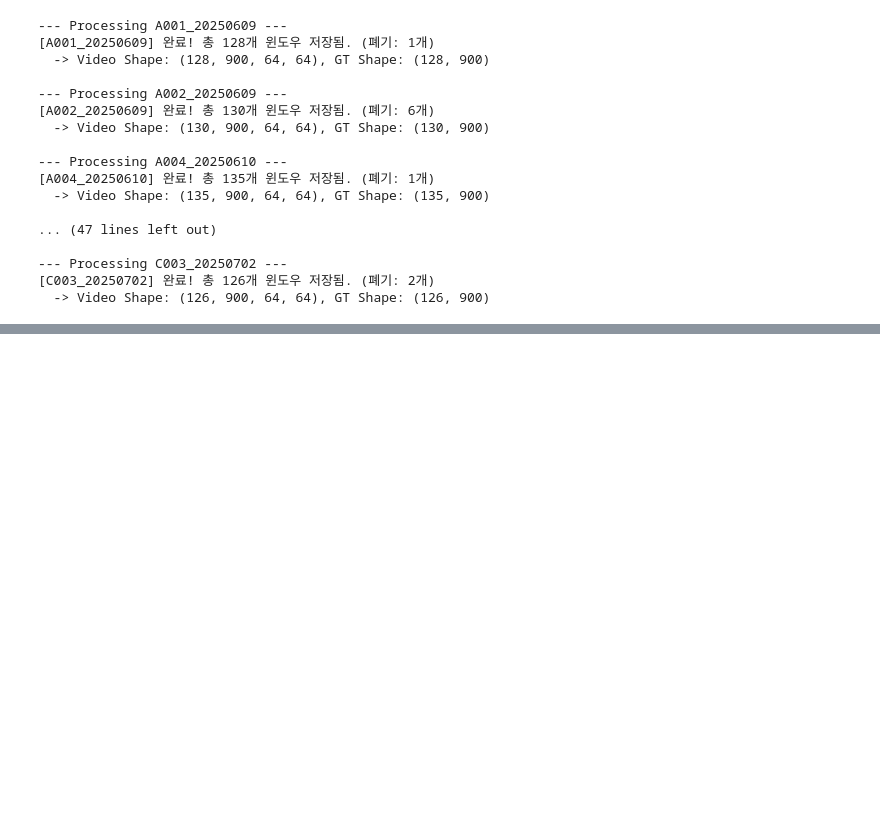
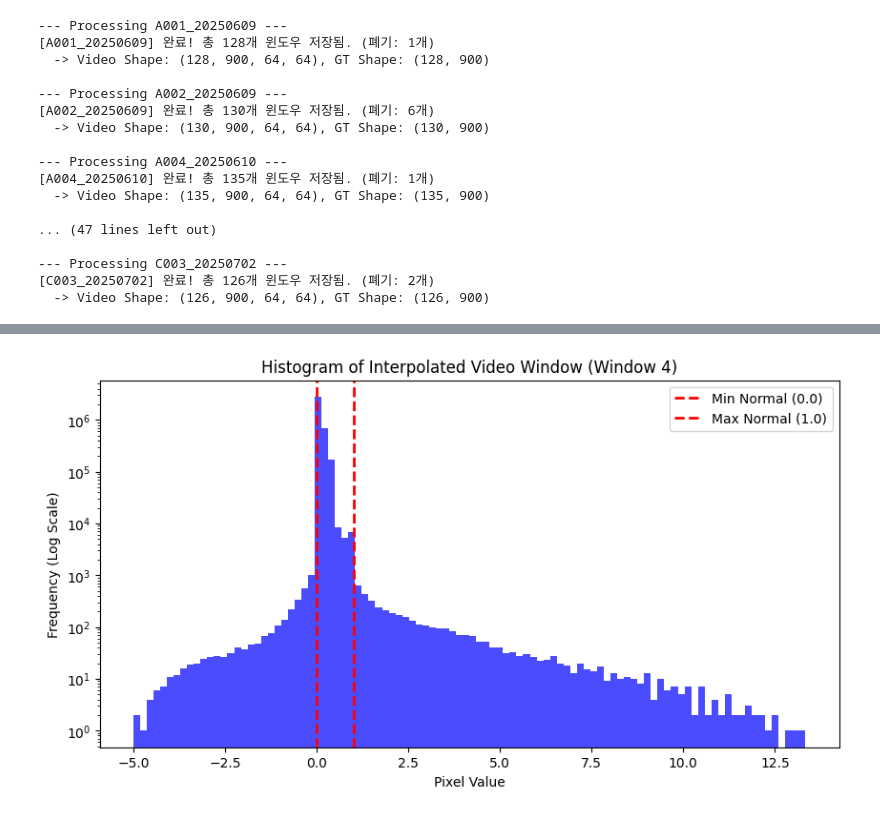
Before and after one commit to kkm2001-design/rppg, a Jupyter notebook: data/codes/deeplearning/make_data_for_dl.ipynb, the cells around one changed output, grey strips where cells are left out. Drawn from its saved outputs; the diff is of its cells as text; code cells hidden in the pictures; blank space fills up the shorter version.

```diff
--- a/data/codes/deeplearning/make_data_for_dl.ipynb
+++ b/data/codes/deeplearning/make_data_for_dl.ipynb
@@ -188,0 +305,15 @@ with h5py.File(h5_video_path22, 'r') as f_v:
+# %%
+rr = valid_vid_list[63]
+plt.figure(figsize=(10, 5))
+# flatten()을 통해 1차원으로 펴서 전체 픽셀 값의 분포를 확인합니다.
+plt.hist(rr.flatten(), bins=100, color='blue', alpha=0.7)
+plt.axvline(0.0, color='red', linestyle='dashed', linewidth=2, label='Min Normal (0.0)')
+plt.axvline(1.0, color='red', linestyle='dashed', linewidth=2, label='Max Normal (1.0)')
+plt.title("Histogram of Interpolated Video Window (Window 4)")
+plt.xlabel("Pixel Value")
+plt.ylabel("Frequency (Log Scale)")
+plt.yscale('log')  # 대부분의 정상 값(0~1)에 가려 튀는 값이 안 보일 수 있으므로 y축을 로그 스케일로 설정
+plt.legend()
+plt.show()
+# %% [output]
+[figure, added]
```
Also changed, not shown: parts of 17 cells of this notebook, 14 other files.
